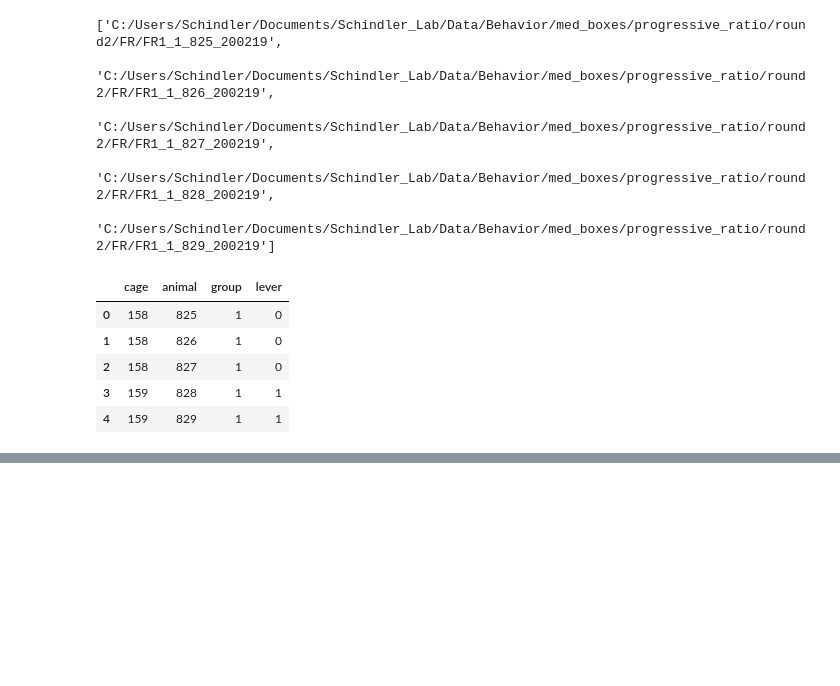
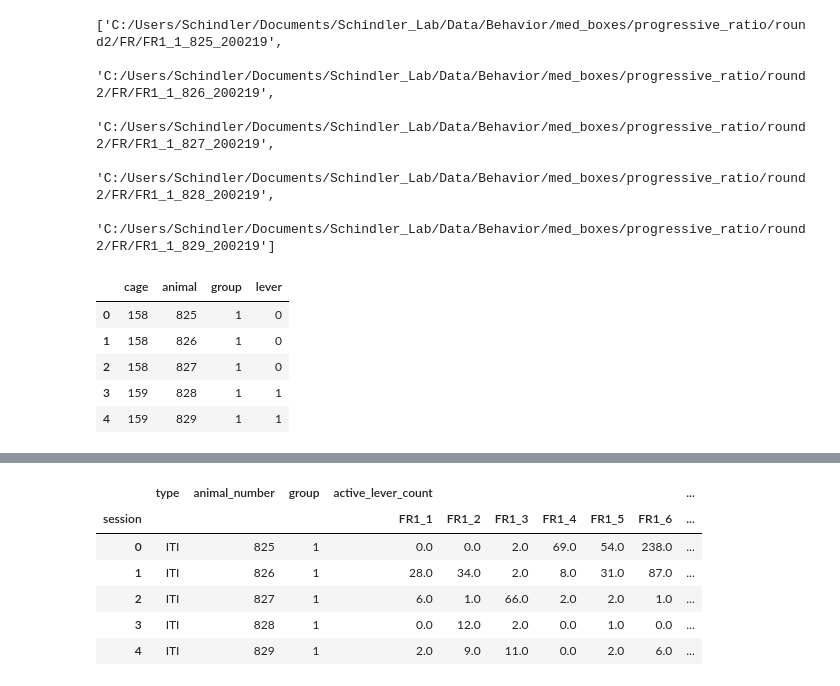
Before and after one commit to grace3999/MedPC, a Jupyter notebook: LP_train_prepro.ipynb, the cells around one changed output, grey strips where cells are left out. Drawn from its saved outputs; the diff is of its cells as text; code cells hidden in the pictures; blank space fills up the shorter version.

```diff
--- a/LP_train_prepro.ipynb
+++ b/LP_train_prepro.ipynb
@@ -145,7 +154,7 @@ def count(trial_data, event_num):
 
     return count
 # %%
-def latency(trial_data, event_num):
+def latency(trial_data, event_num, trial_type):
     #get latency of time between trial_start and event_num
     trials = len((trial_data['trial_#'].unique()))
     i = 0
@@ -155,11 +164,15 @@ def latency(trial_data, event_num):
         data = trial_data[trial_data['trial_#'] == i]
         data = data[data['event_stamp'] == event_num]
         if len(data) < 1:
-            latency_1st.append(0.0)
-            latency_ave.append(0.0)
+            latency_1st.append(np.nan)
+            latency_ave.append(np.nan)
         else:
-            latency_1st.append((data['time_stamp'] - data['trial_start']).values[0]/100)
-            latency_ave.append((data['time_stamp'] - data['trial_start']).values.mean()/100)
+            if trial_type == 'ITI':
+                latency_1st.append((data['time_stamp'] - data['ITI_start']).values[0]/100)
+                latency_ave.append((data['time_stamp'] - data['ITI_start']).values.mean()/100)
+            elif trial_type == 'within':
+                latency_1st.append((data['time_stamp'] - data['trial_start']).values[0]/100)
+                latency_ave.append((data['time_stamp'] - data['trial_start']).values.mean()/100)
         i = i + 1
 
     return latency_1st, latency_ave
@@ -345,0 +444,14 @@ final_data.to_csv('LP_train_prepro.csv')
+# %%
+active_lp_sum_df = (lp_train_df_trial.groupby(['type', 'session', 'group', 'animal_number'])['active_lever_count', 'inactive_lever_count'].sum()).reset_index()
+active_lp_sum_df['lever_ratio'] = active_lp_sum_df['active_lever_count'] / (active_lp_sum_df['active_lever_count'] + active_lp_sum_df['inactive_lever_count'])
+active_lp_sum_df = active_lp_sum_df.set_index(['type', 'animal_number', 'group', 'session']).unstack(-1).reset_index()
+active_lp_sum_df.to_csv('active_lp_sum_df.csv')
+active_lp_sum_df.head()
+# %% [output]
+|  | type | animal_number | group | active_lever_count |  |  |  |  |  | ... |
+| session |  |  |  | FR1_1 | FR1_2 | FR1_3 | FR1_4 | FR1_5 | FR1_6 | ... |
+| 0 | ITI | 825 | 1 | 0.0 | 0.0 | 2.0 | 69.0 | 54.0 | 238.0 | ... |
+| 1 | ITI | 826 | 1 | 28.0 | 34.0 | 2.0 | 8.0 | 31.0 | 87.0 | ... |
+| 2 | ITI | 827 | 1 | 6.0 | 1.0 | 66.0 | 2.0 | 2.0 | 1.0 | ... |
+| 3 | ITI | 828 | 1 | 0.0 | 12.0 | 2.0 | 0.0 | 1.0 | 0.0 | ... |
+| 4 | ITI | 829 | 1 | 2.0 | 9.0 | 11.0 | 0.0 | 2.0 | 6.0 | ... |
```
Also changed, not shown: parts of 10 cells of this notebook.
